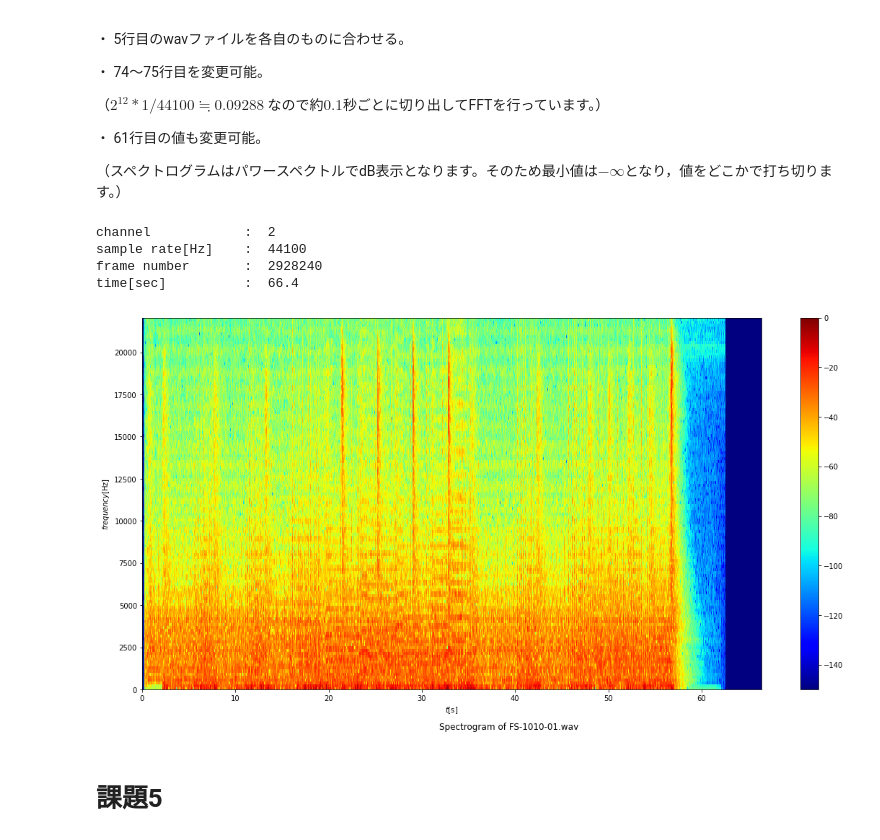
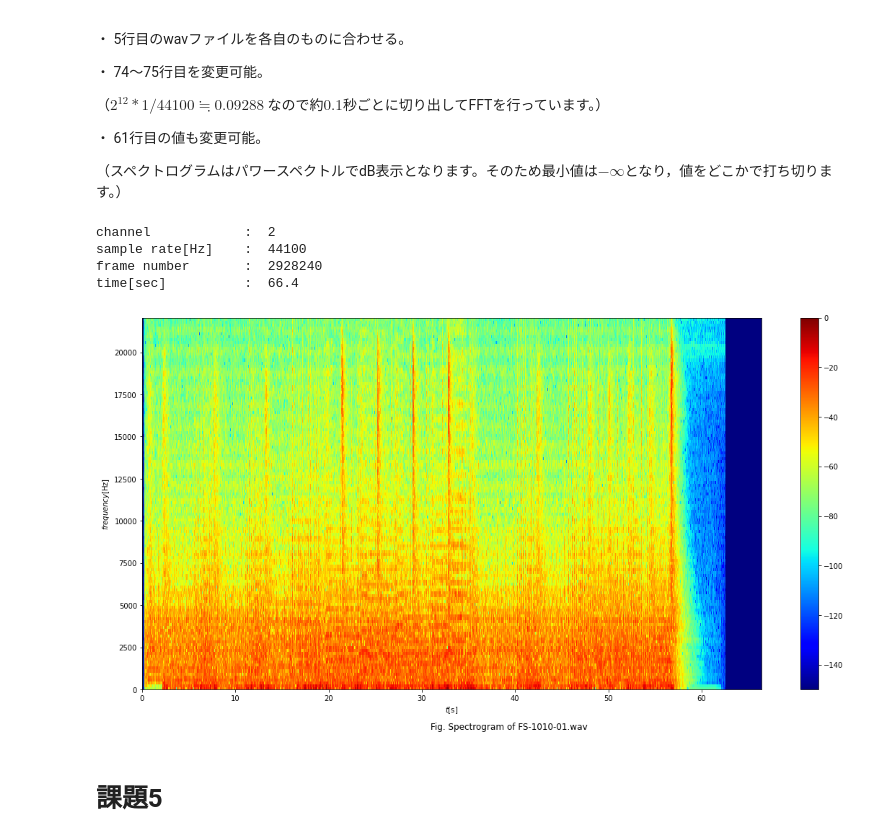
Before and after one commit to akita-NITH/dsp, a Jupyter notebook: dsp.ipynb, the cells around one changed output. Drawn from its saved outputs; the diff is of its cells as text; code cells hidden in the pictures.

```diff
--- a/dsp.ipynb
+++ b/dsp.ipynb
@@ -840,35 +758,35 @@ def STFT(s, Lf, noverlap):
     for n in range(Nf):
         S[:,n] = np.fft.rfft(s[(Lf-noverlap)*n:(Lf-noverlap)*n+Lf] * wf, n=Lf, axis=0)
     return S
 
 # plot spectrogram (fs: sampling frequency, s: signal(1D-array), Lf: length of frame(window), noverlap: number of overlap)
 def plot_spectrogram(fs, s,  Lf, noverlap):
     S = STFT(s, Lf, noverlap)
     S = S + 1e-18
     P = 20 * np.log10(np.abs(S))
     P = P - np.max(P) # normalization
     vmin = -150
     m = np.linspace(0, s.shape[0]/fs, num=P.shape[1])
     k = np.linspace(0, fs/2, num=P.shape[0])
-    fig_title = 'Spectrogram of ' + filename
+    fig_title = 'Fig. Spectrogram of ' + filename
     fig = plt.figure(figsize = (16, 8))
     plt.suptitle(fig_title, x = 0.5, y = 0)
     plt.pcolormesh(m, k, P, cmap = 'jet', vmin=-150, vmax=0)
     plt.xlabel('$t$[s]')
     plt.ylabel('$frequency$[Hz]')
     plt.colorbar()
     fig.tight_layout()
     fig.show()
 
 noverlap = None
 framesize = 2 ** 8
 plot_spectrogram(framerate, data, framesize, noverlap)
 # %% [output]
 channel            :  2
 sample rate[Hz]    :  44100
 frame number       :  2928240
 time[sec]          :  66.4
-[figure, old version]
+[figure, new version]
 # %% [markdown]
 # 課題5
 # %% [markdown]
```
Also changed, not shown: parts of 2 cells of this notebook.
